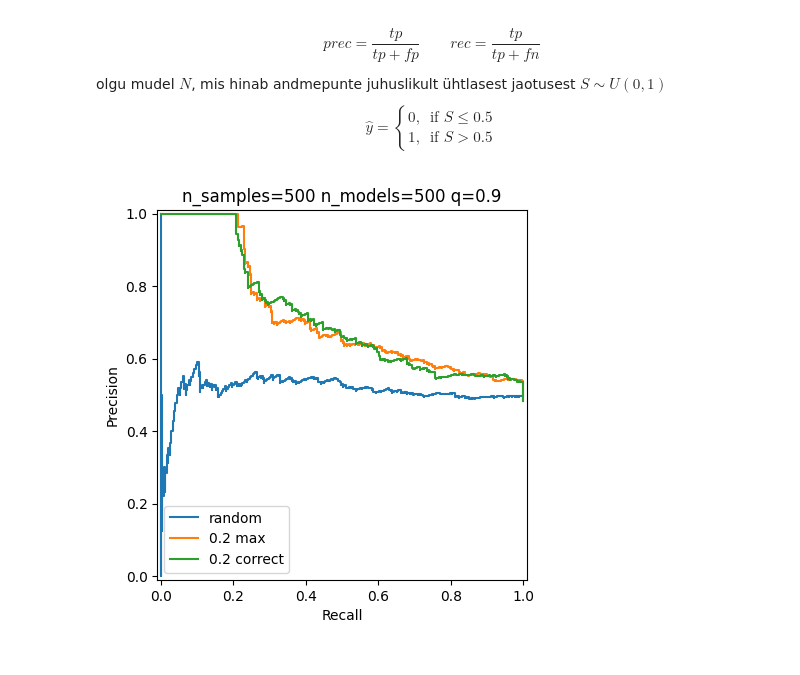
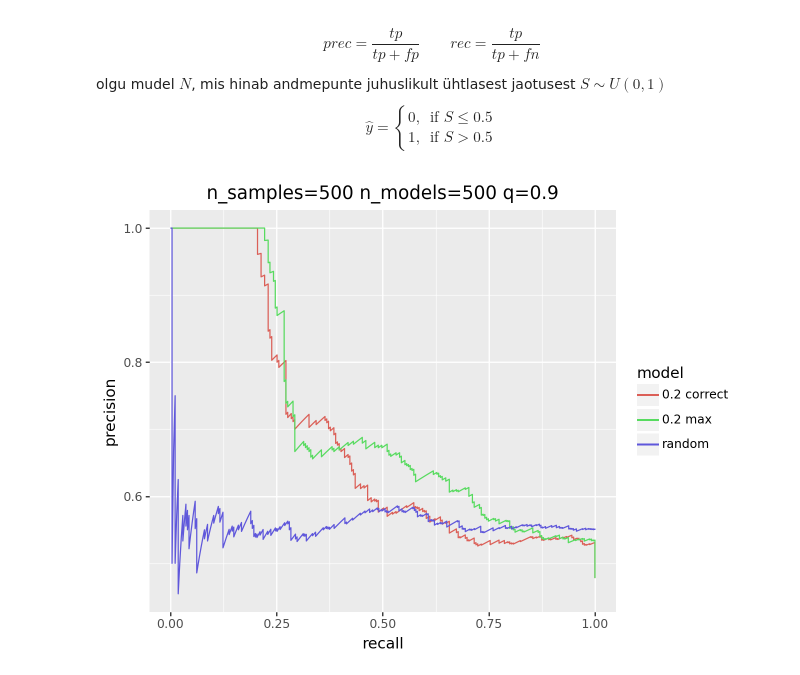
Before and after one commit to mart-mihkel/nullmodel-precision-recall, a Jupyter notebook: notebooks/simulation.ipynb, the cells around one changed output. Saved outputs shown, nothing was run; the diff lists cells and outputs as text; code cells hidden in the pictures.

Commit message:
plot

```diff
--- a/notebooks/simulation.ipynb
+++ b/notebooks/simulation.ipynb
@@ -19,34 +16,41 @@ $$\hat{y} =
 # %%
 n_samples = 500
 n_models = 500
 quantile = 0.9
 tenth = int(n_samples / 10)
 shuffle = np.random.permutation(n_samples)
 
-_, ax = plt.subplots()
-ax.set_title(f"n_samples={n_samples} n_models={n_models} q={quantile}")
-
+df = pd.DataFrame(columns=['precision', 'recall', 'model'])
 y_rand = np.random.binomial(n=1, p=0.5, size=n_samples)
-y_rigged = np.concat((np.zeros(tenth), np.ones(tenth), np.random.binomial(n=1, p=0.5, size=tenth * 8)))[shuffle]
+y_rigged = np.concatenate((np.zeros(tenth), np.ones(tenth), np.random.binomial(n=1, p=0.5, size=tenth * 8)))[shuffle]
 # E y_rigged = (1/10 * 1) + (1/10 * 0) + (8/10 E y|y~Bin(1, 0.5)) = 0.1 + 0.0 + 0.4 = 0.5 = E y_rand
 
 # random
 null_scores = [np.random.uniform(size=n_samples) for _ in range(n_models)]
 null_score_q = np.quantile(null_scores, quantile, axis=0)
-plot_pr_curve(y_rand, null_score_q, "random", ax=ax)
+null_p, null_r, _ = precision_recall_curve(y_rand, y_score=null_score_q)
+df_null = pd.DataFrame({'precision': null_p, 'recall': null_r, 'model': np.repeat('random', null_p.shape[0])})
 
 # 0.2 max
-null_20_max_gen = lambda: np.concat((np.zeros(tenth), np.ones(tenth), np.random.uniform(size=tenth * 8)))[shuffle]
-null_20_max_scores = [null_20_max_gen() for _ in range(n_models)]
-null_20_max_score_q = np.quantile(null_20_max_scores, quantile, axis=0)
-plot_pr_curve(y_rigged, null_20_max_score_q, "0.2 max", ax=ax)
+null_20_max = lambda: np.concatenate((np.zeros(tenth), np.ones(tenth), np.random.uniform(size=tenth * 8)))[shuffle]
+null_20_max_scores = [null_20_max() for _ in range(n_models)]
+null_20_max_q = np.quantile(null_20_max_scores, quantile, axis=0)
+null_20_max_p, null_20_max_r, _ = precision_recall_curve(y_rigged, y_score=null_20_max_q)
+df_null_20_max = pd.DataFrame({'precision': null_20_max_p, 'recall': null_20_max_r, 'model': np.repeat('0.2 max', null_20_max_p.shape[0])})
 
 # 0.2 correct
-null_20_gen = lambda: np.concat((np.random.uniform(low=0.0, high=0.5, size=tenth),
-                                np.random.uniform(low=0.5 + 1e-6, high=1.0, size=tenth),
-                                np.random.uniform(size=tenth * 8)))[shuffle]
-null_20_scores = [null_20_gen() for _ in range(n_models)]
-null_20_score_q = np.quantile(null_20_scores, quantile, axis=0)
-plot_pr_curve(y_rigged, null_20_score_q, "0.2 correct", ax=ax)
+null_20 = lambda: np.concatenate((np.random.uniform(low=0.0, high=0.5, size=tenth),
+                                  np.random.uniform(low=0.5 + 1e-6, high=1.0, size=tenth),
+                                  np.random.uniform(size=tenth * 8)))[shuffle]
+null_20_scores = [null_20() for _ in range(n_models)]
+null_20_q = np.quantile(null_20_scores, quantile, axis=0)
+null_20_p, null_20_r, _ = precision_recall_curve(y_rigged, y_score=null_20_q)
+df_null_20 = pd.DataFrame({'precision': null_20_p, 'recall': null_20_r, 'model': np.repeat('0.2 correct', null_20_p.shape[0])})
+
+g = ggplot(data=pd.concat((df_null, df_null_20_max, df_null_20)))
+g = g + xlab('recall') + ylab('precision') + labs(title=f"n_samples={n_samples} n_models={n_models} q={quantile}")
+g = g + aes('recall', 'precision', color='model')
+g = g + geom_path()
+g
 # %% [output]
-[figure, old version]
+[figure, new version]
```
Also changed, not shown: parts of 2 cells of this notebook.
